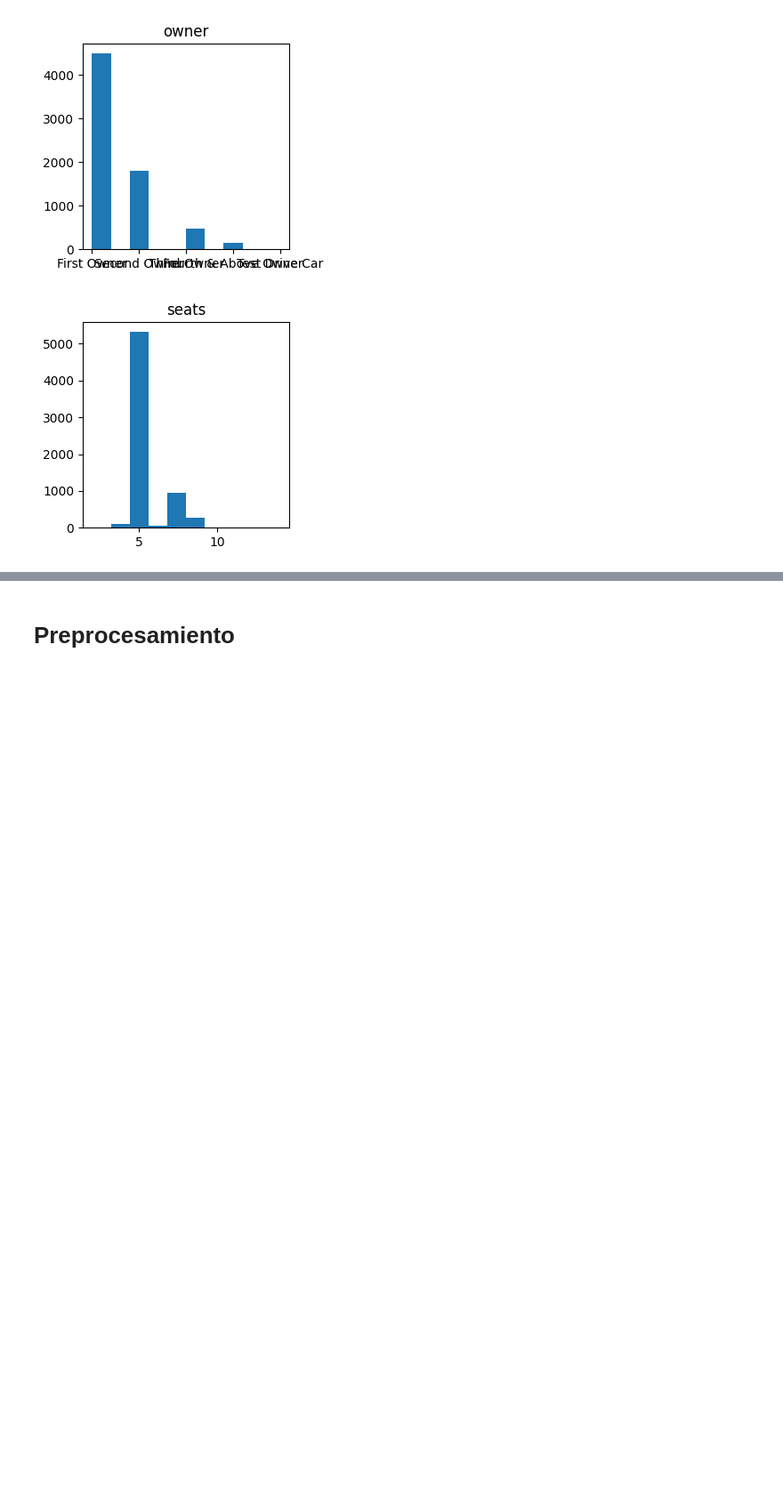
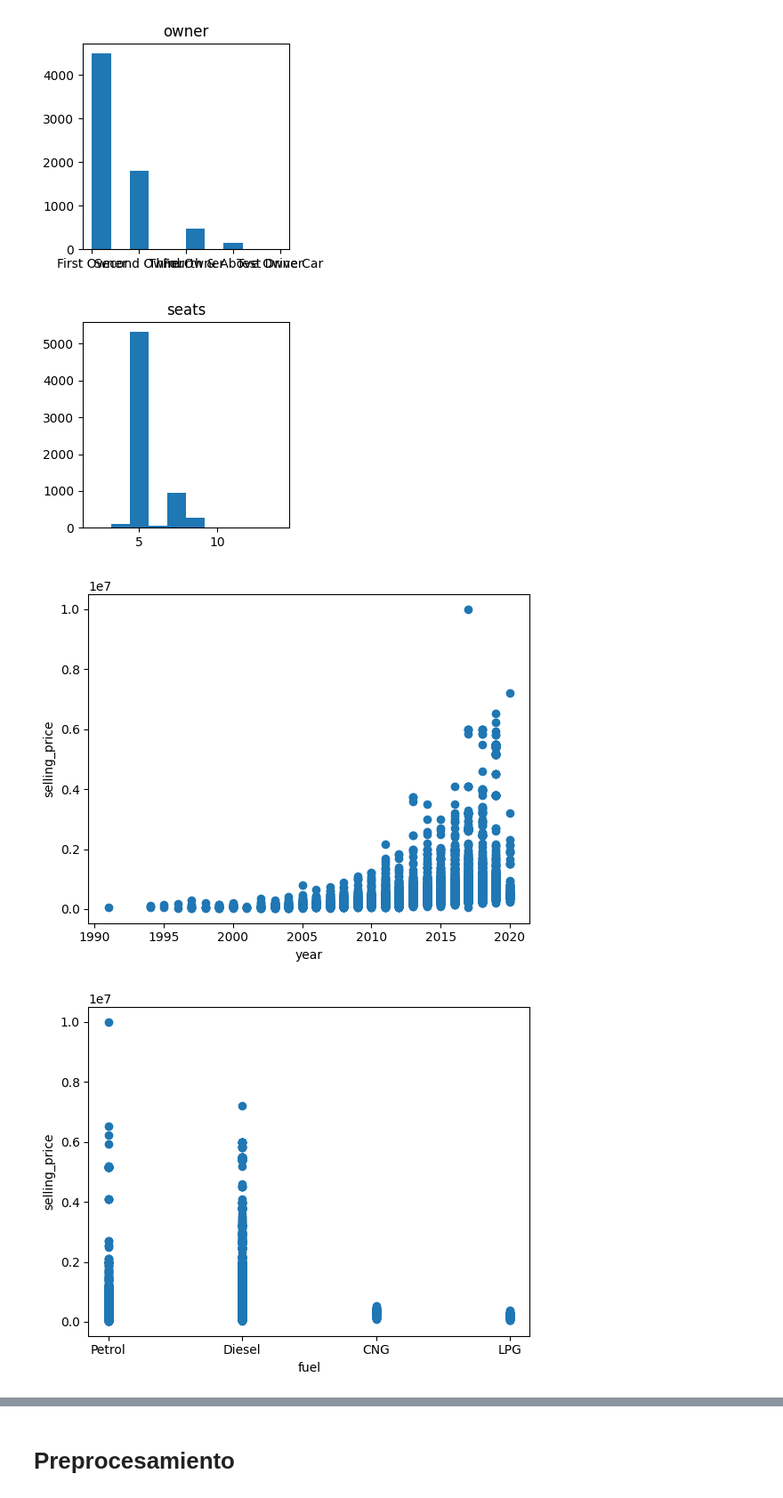
Before and after one commit to Sergio3d/CD-Core, a Jupyter notebook: tema3/practica_regresion.ipynb, the cells around one changed output, grey strips where cells are left out. Shown: that part at 89% size. Saved outputs shown, nothing was run; the diff lists cells and outputs as text; code cells hidden in the pictures; blank space fills up the shorter version.

Commit message:
visual, liner_model

```diff
--- a/tema3/practica_regresion.ipynb
+++ b/tema3/practica_regresion.ipynb
@@ -120,3 +120,16 @@ for column in columnas_disc:
 [figure]
 [figure]
 [figure]
+# %%
+columnas_disc.append('km_driven')
+for col in columnas_disc:# Crear la gráfica de puntos
+    plt.scatter(train_df[col],train_df['selling_price'])
+
+    # Agregar etiquetas y título
+    plt.xlabel(col)
+    plt.ylabel('selling_price')
+    # Mostrar la gráfica
+    plt.show()
+# %% [output]
+[figure, added]
+[figure, added]
```
Also changed, not shown: parts of 11 cells of this notebook.
